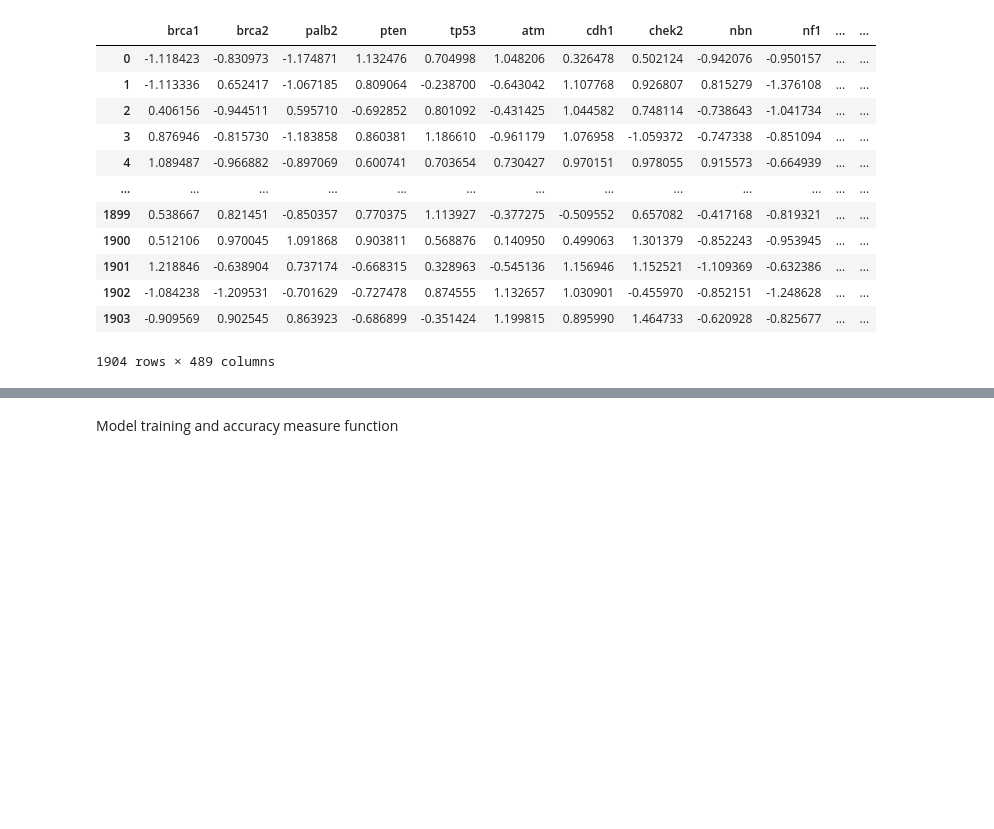
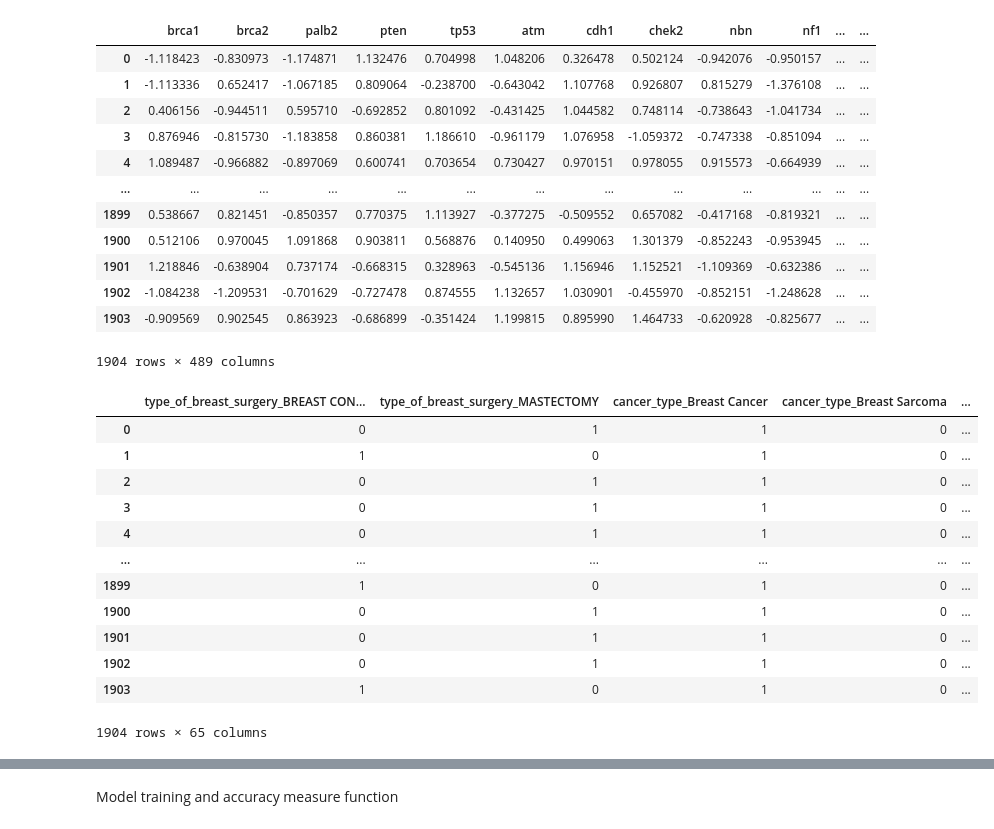
Before and after one commit to kazimahathir73/Breast-Cancer-Survival-Analysis-and-Prediction, a Jupyter notebook: Breast Cancer Survival Analysis.ipynb, the cells around one changed output, grey strips where cells are left out. Cells and saved outputs as stored; diff of their text form; code cells hidden in the pictures; blank space fills up the shorter version.

```diff
--- a/Breast Cancer Survival Analysis.ipynb
+++ b/Breast Cancer Survival Analysis.ipynb
@@ -309,6 +309,21 @@ seconday_features_numerical
 # %%
 # convert the main categorical data to one_hot_encoding
 categorical_data = pd.get_dummies(categorical_data, columns=categorical_data.columns)
+categorical_data
+# %% [output]
+|  | type_of_breast_surgery_BREAST CON... | type_of_breast_surgery_MASTECTOMY | cancer_type_Breast Cancer | cancer_type_Breast Sarcoma | ... |
+| 0 | 0 | 1 | 1 | 0 | ... |
+| 1 | 1 | 0 | 1 | 0 | ... |
+| 2 | 0 | 1 | 1 | 0 | ... |
+| 3 | 0 | 1 | 1 | 0 | ... |
+| 4 | 0 | 1 | 1 | 0 | ... |
+| ... | ... | ... | ... | ... | ... |
+| 1899 | 1 | 0 | 1 | 0 | ... |
+| 1900 | 0 | 1 | 1 | 0 | ... |
+| 1901 | 0 | 1 | 1 | 0 | ... |
+| 1902 | 0 | 1 | 1 | 0 | ... |
+| 1903 | 1 | 0 | 1 | 0 | ... |
+1904 rows × 65 columns
 # %%
 # third data separate
 # convert the third data to one_hot_encoding
```
Also changed, not shown: parts of 7 cells of this notebook.
